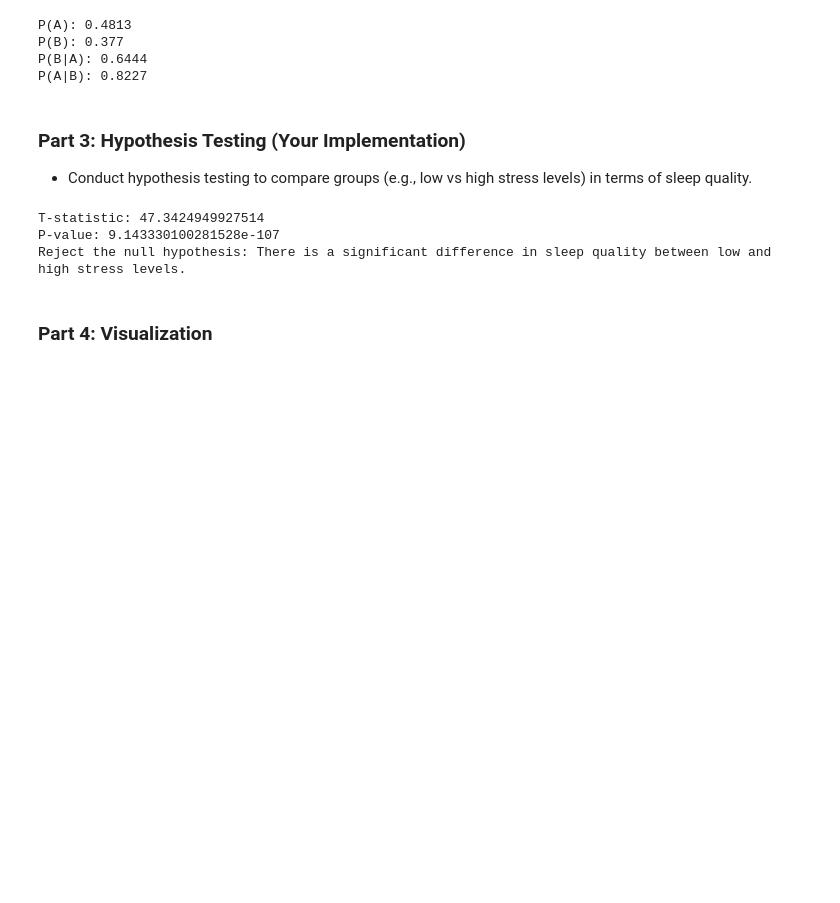
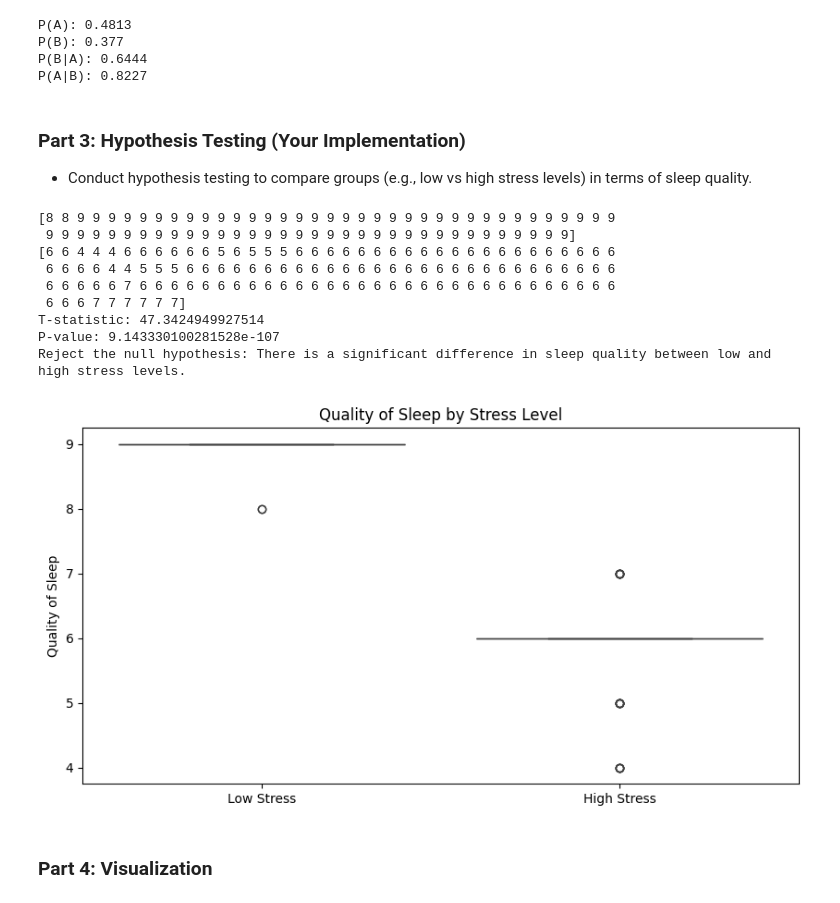
Before and after one commit to emochivo/Probability-in-Medical-Diagnostics-and-Sleep-Analysis, a Jupyter notebook: EE_381_AI_assignment.ipynb, the cells around one changed output. Saved outputs shown, nothing was run; the diff lists cells and outputs as text; code cells hidden in the pictures; blank space fills up the shorter version.

Commit message:
Make boxplot for hypothesis implementation.

```diff
--- a/EE_381_AI_assignment.ipynb
+++ b/EE_381_AI_assignment.ipynb
@@ -239,20 +240,37 @@ P(A|B): 0.8227
 # %%
 # Your Implementation Here
 
-group1 = df[df['Stress Level'] <= 3]['Quality of Sleep']
-group2 = df[df['Stress Level'] >= 7]['Quality of Sleep']
+group1 = df[df['Stress Level'] <= 3]['Quality of Sleep'].values
+group2 = df[df['Stress Level'] >= 7]['Quality of Sleep'].values
 t_stat, p_val = ttest_ind(group1, group2)
+print(group1)
+print(group2)
 
 print("T-statistic:", t_stat)
 print("P-value:", p_val)
 if p_val < 0.05:
     print("Reject the null hypothesis: There is a significant difference in sleep quality between low and high stress levels.")
 else:
     print("Fail to reject the null hypothesis: There is no significant difference in sleep quality between low and high stress levels.")
+
+# Plot group 1 and group 2
+plt.figure(figsize=(10, 5))
+sns.boxplot(data=[group1, group2])
+plt.xticks([0, 1], ['Low Stress', 'High Stress'])
+plt.ylabel('Quality of Sleep')
+plt.title('Quality of Sleep by Stress Level')
+plt.show()
 # %% [output]
+[8 8 9 9 9 9 9 9 9 9 9 9 9 9 9 9 9 9 9 9 9 9 9 9 9 9 9 9 9 9 9 9 9 9 9 9 9
+ 9 9 9 9 9 9 9 9 9 9 9 9 9 9 9 9 9 9 9 9 9 9 9 9 9 9 9 9 9 9 9 9 9 9]
+[6 6 4 4 4 6 6 6 6 6 6 5 6 5 5 5 6 6 6 6 6 6 6 6 6 6 6 6 6 6 6 6 6 6 6 6 6
+ 6 6 6 6 4 4 5 5 5 6 6 6 6 6 6 6 6 6 6 6 6 6 6 6 6 6 6 6 6 6 6 6 6 6 6 6 6
+ 6 6 6 6 6 7 6 6 6 6 6 6 6 6 6 6 6 6 6 6 6 6 6 6 6 6 6 6 6 6 6 6 6 6 6 6 6
+ 6 6 6 7 7 7 7 7 7]
 T-statistic: 47.3424949927514
 P-value: 9.143330100281528e-107
 Reject the null hypothesis: There is a significant difference in sleep quality between low and high stress levels.
+[figure, added]
 # %% [markdown]
 ### Part 4: Visualization
 # %% [markdown]
```
Also changed, not shown: parts of 3 cells of this notebook.
